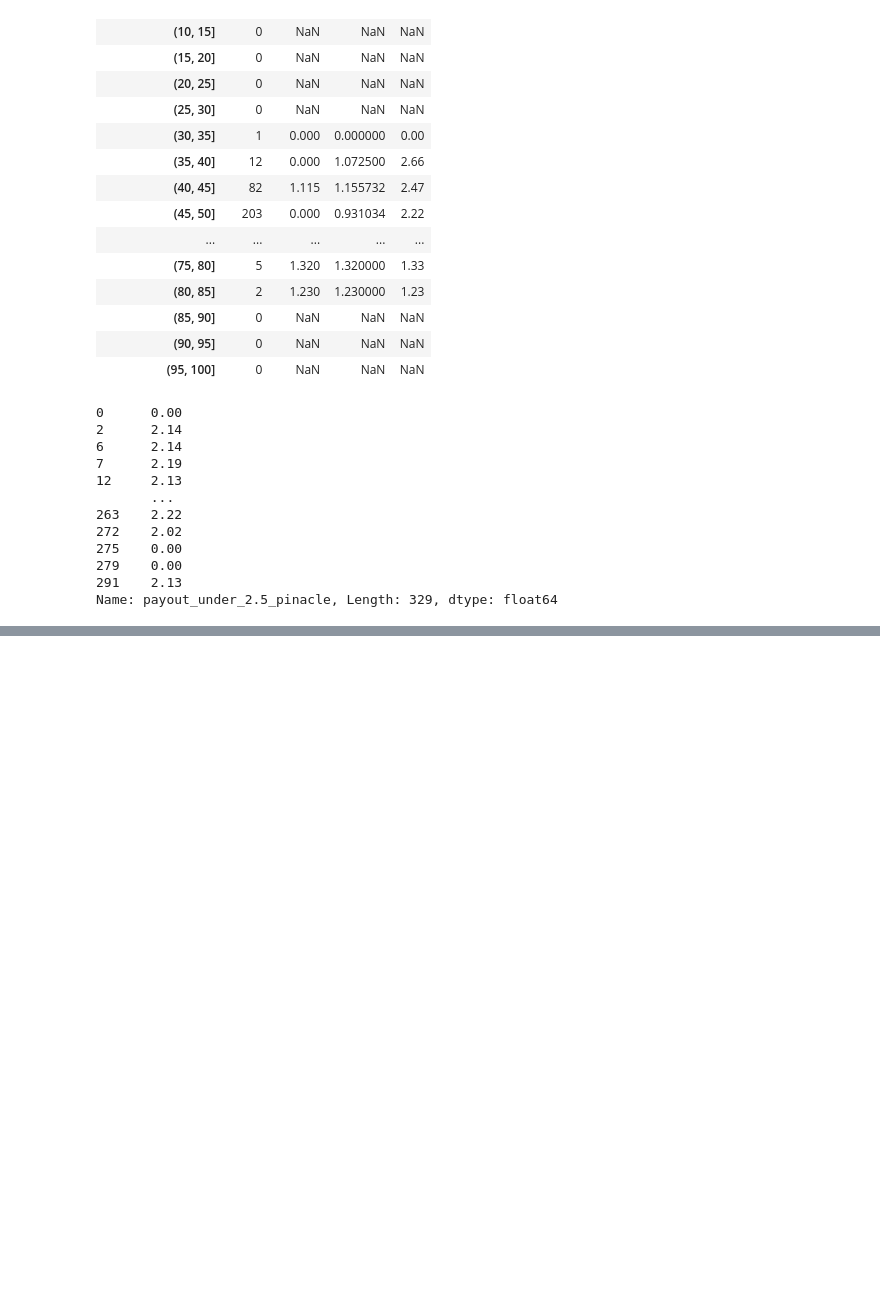
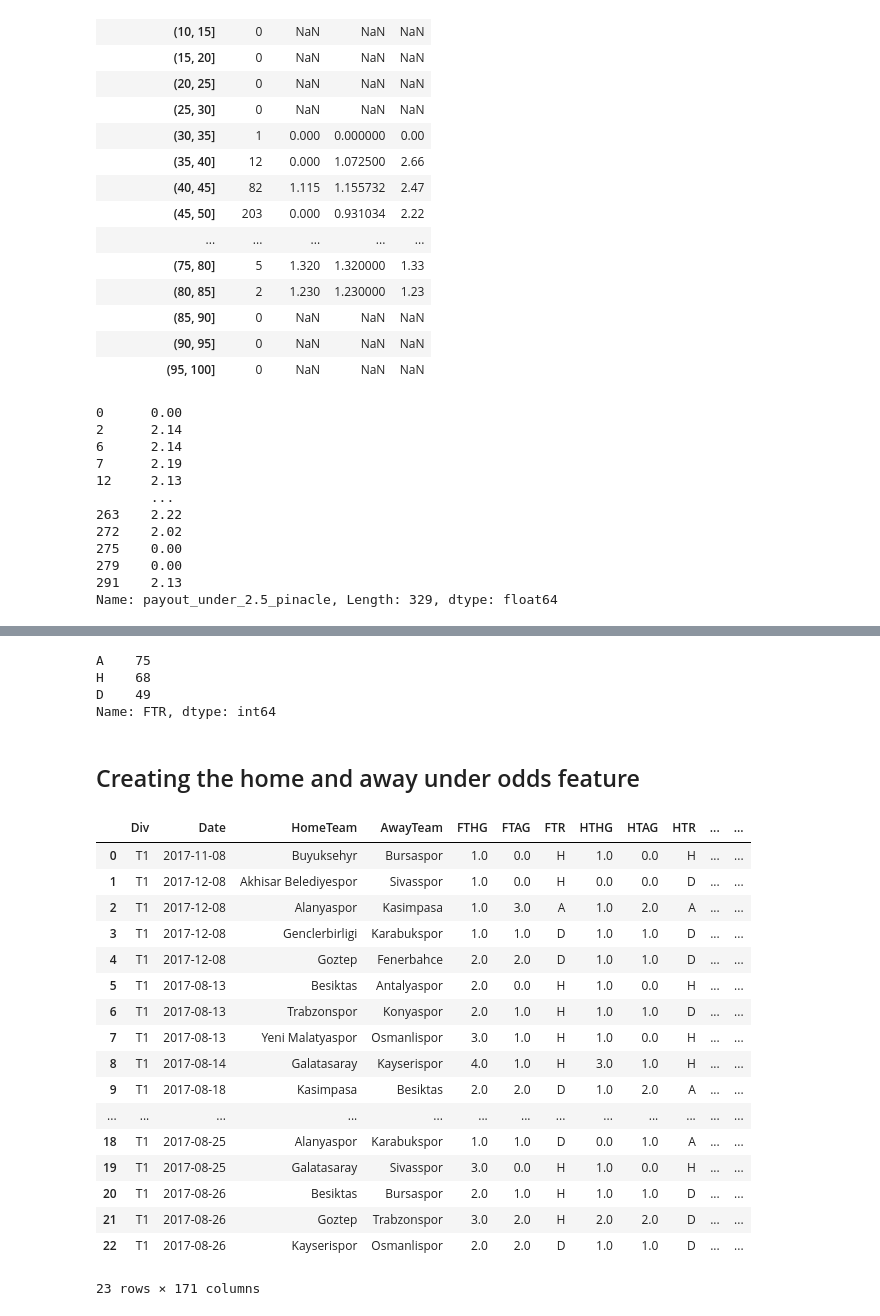
Before and after one commit to rafabertolace/OnThePitch, a Jupyter notebook: notebooks/Testing functions.ipynb, the cells around one changed output, grey strips where cells are left out. Drawn from its saved outputs; the diff is of its cells as text; code cells hidden in the pictures; blank space fills up the shorter version.

Commit message:
Analysing and creating features - day 3

```diff
--- a/notebooks/Testing functions.ipynb
+++ b/notebooks/Testing functions.ipynb
@@ -294,0 +362,50 @@ for i in range(0, 2):
+# %%
+buyu_away_df['FTR'].value_counts()
+# %% [output]
+A    75
+H    68
+D    49
+Name: FTR, dtype: int64
+# %% [markdown]
+## Creating the home and away under odds feature
+# %%
+lst1 = []
+lst2 = []
+for i, team in enumerate(data['HomeTeam']):
+    total = len(data[data['HomeTeam'] == team])
+    n_under_home = data[data['HomeTeam'] == team]['under_2.5_goals'].value_counts()[1]
+    lst1.append(1/(n_under_home/total))
+    lst2.append(n_under_home/total)
+data['odds_home_under'] = lst1
+data['prob_home_under'] = lst2
+# %%
+lst3 = []
+lst4  = []
+for i, team in enumerate(data['AwayTeam']):
+    total2 = len(data[data['AwayTeam'] == team])
+    n_under_away2 = data[data['AwayTeam'] == team]['under_2.5_goals'].value_counts()[1]
+    lst3.append(1/(n_under_away2 / total2))
+    lst4.append(n_under_away2 / total2)
+data['odds_away_under'] = lst3
+data['prob_away_under'] = lst4
+# %%
+data.head(23)
+# %% [output]
+|  | Div | Date | HomeTeam | AwayTeam | FTHG | FTAG | FTR | HTHG | HTAG | HTR | ... | ... |
+| 0 | T1 | 2017-11-08 | Buyuksehyr | Bursaspor | 1.0 | 0.0 | H | 1.0 | 0.0 | H | ... | ... |
+| 1 | T1 | 2017-12-08 | Akhisar Belediyespor | Sivasspor | 1.0 | 0.0 | H | 0.0 | 0.0 | D | ... | ... |
+| 2 | T1 | 2017-12-08 | Alanyaspor | Kasimpasa | 1.0 | 3.0 | A | 1.0 | 2.0 | A | ... | ... |
+| 3 | T1 | 2017-12-08 | Genclerbirligi | Karabukspor | 1.0 | 1.0 | D | 1.0 | 1.0 | D | ... | ... |
+| 4 | T1 | 2017-12-08 | Goztep | Fenerbahce | 2.0 | 2.0 | D | 1.0 | 1.0 | D | ... | ... |
+| 5 | T1 | 2017-08-13 | Besiktas | Antalyaspor | 2.0 | 0.0 | H | 1.0 | 0.0 | H | ... | ... |
+| 6 | T1 | 2017-08-13 | Trabzonspor | Konyaspor | 2.0 | 1.0 | H | 1.0 | 1.0 | D | ... | ... |
+| 7 | T1 | 2017-08-13 | Yeni Malatyaspor | Osmanlispor | 3.0 | 1.0 | H | 1.0 | 0.0 | H | ... | ... |
+| 8 | T1 | 2017-08-14 | Galatasaray | Kayserispor | 4.0 | 1.0 | H | 3.0 | 1.0 | H | ... | ... |
+| 9 | T1 | 2017-08-18 | Kasimpasa | Besiktas | 2.0 | 2.0 | D | 1.0 | 2.0 | A | ... | ... |
+| ... | ... | ... | ... | ... | ... | ... | ... | ... | ... | ... | ... | ... |
+| 18 | T1 | 2017-08-25 | Alanyaspor | Karabukspor | 1.0 | 1.0 | D | 0.0 | 1.0 | A | ... | ... |
+| 19 | T1 | 2017-08-25 | Galatasaray | Sivasspor | 3.0 | 0.0 | H | 1.0 | 0.0 | H | ... | ... |
+| 20 | T1 | 2017-08-26 | Besiktas | Bursaspor | 2.0 | 1.0 | H | 1.0 | 1.0 | D | ... | ... |
+| 21 | T1 | 2017-08-26 | Goztep | Trabzonspor | 3.0 | 2.0 | H | 2.0 | 2.0 | D | ... | ... |
+| 22 | T1 | 2017-08-26 | Kayserispor | Osmanlispor | 2.0 | 2.0 | D | 1.0 | 1.0 | D | ... | ... |
+23 rows × 171 columns
```
Also changed, not shown: parts of 43 cells of this notebook, 1 other file.
